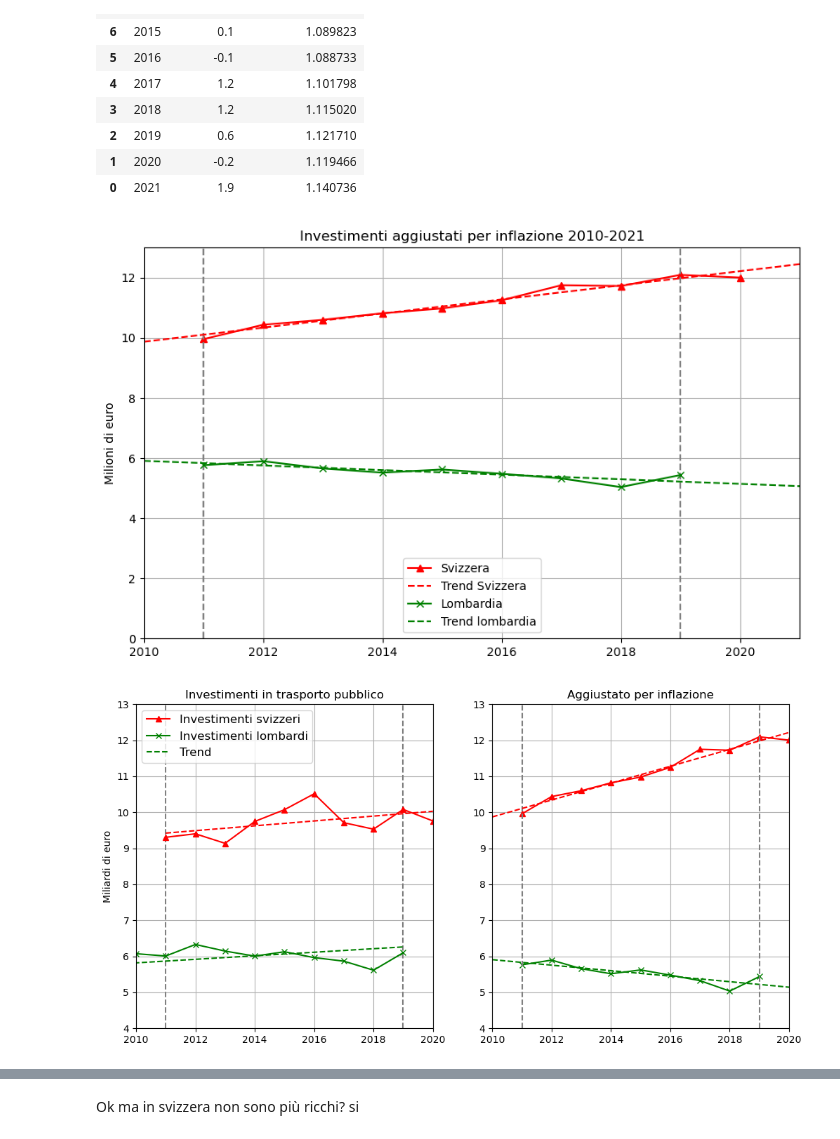
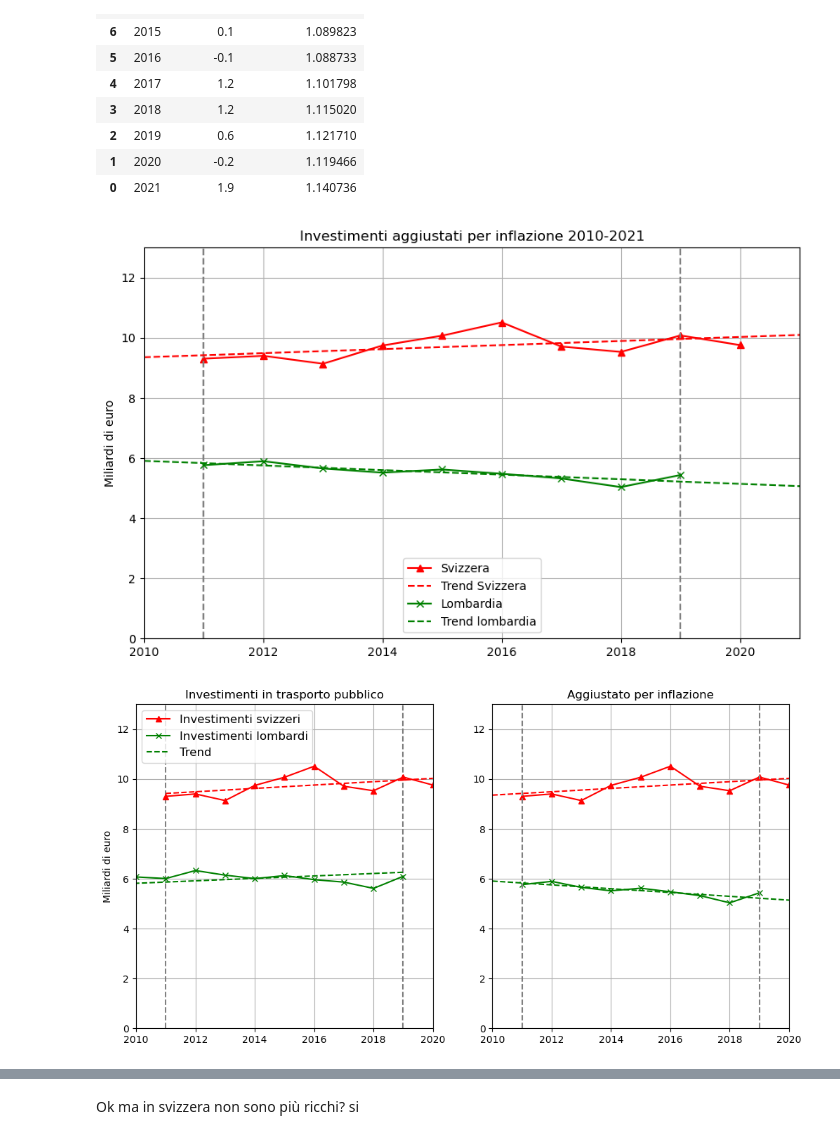
Before and after one commit to alemele01/vs24, a Jupyter notebook: investimentiSvizzeri.ipynb, the cells around one changed output, grey strips where cells are left out. Cells and saved outputs as stored; diff of their text form; code cells hidden in the pictures.

```diff
--- a/investimentiSvizzeri.ipynb
+++ b/investimentiSvizzeri.ipynb
@@ -346,3 +354,24 @@ Ora compariamo anche la lombardia
 invLombardia=investimentiItaliani[investimentiItaliani['Regione']=='Lombardia']
 x_lombardia = invLombardia.columns[2:].astype(int)
 y_lombardia_inflazione = invLombardia.iloc[0, 2:].astype(float)/1000000
+# %%
+plt.figure(figsize=(10,6))
+x = investimentiItalia.columns[2:].astype(int)
+y = investimentiItalia.iloc[0, 2:].astype(float)/1000000
+
+coefficients = np.polyfit(x, y, deg=1)
+linear_fit = np.poly1d(coefficients)
+x_fit_ita = np.linspace(x.min(), x.max(), 100)
+y_fit_ita = linear_fit(x_fit_ita)
+
+plt.plot(x, y,color='#1021EF',label='Italia',marker='s')
+plt.plot(x_fit_ita, y_fit_ita, '--', label='Trend Italia' ,color='#1021EF')
+plt.xticks(np.arange(x.min(), x.max()+1, step=2))
+plt.grid(True)
+plt.plot(x_lombardia, y_lombardia_inflazione, label='Lombardia', color='green',marker='x')
+plt.xlabel('Anno')
+plt.ylabel('Miliardi di euro')
+plt.title('Investimenti italiani sui mezzi di trasporto (2001-2019)')
+plt.legend(prop={'size': 12})
+plt.ylim(0,45)
+plt.show()
@@ -687,14 +772,12 @@ x_lombardia_infl = lombardiaInflazionata.columns[2:].astype(int)
 y_lombardia_infl = lombardiaInflazionata.iloc[0, 2:].astype(float)
 # %%
 plt.figure(figsize=(10,6))
-x_ch = invTrasportoSvizzera.columns[2:].astype(int)
-y_ch = invTrasportoSvizzera.iloc[0, 2:].astype(float)/1000
-plt.plot(x_ch, y_ch, label='Svizzera', color='#FF0000',marker='^')
+plt.plot(x_ch_euro, y_ch_euro, label='Svizzera', color='#FF0000',marker='^')
 plt.title('Investimenti in trasporto Lombardia vs Svizzera 2010-2021')
 plt.axvline(x=2011, color='gray', linestyle='--')
 plt.axvline(x=2019, color='gray', linestyle='--')
 
-coefficients = np.polyfit(x_ch, y_ch, deg=1)
+coefficients = np.polyfit(x_ch_euro, y_ch_euro, deg=1)
 linear_fit = np.poly1d(coefficients)
 x_fit_sv = np.linspace(2010, 2022, 100)
 y_fit_sv = linear_fit(x_fit_sv)
@@ -714,14 +797,14 @@ plt.grid(True)
 
 
 
-plt.ylabel('Milioni di euro')
+plt.ylabel('Miliardi di euro')
 plt.title('Investimenti aggiustati per inflazione 2010-2021')
 plt.legend()
 plt.xlim(2010,2021)
 plt.ylim(0,13)
 plt.show()
 # %% [output]
-[figure, old version]
+[figure, new version]
 # %%
 #TODO comparare a quello sopra, pre e post aggiornamento inflazione
 # %%
@@ -732,7 +815,7 @@ linear_fit = np.poly1d(coefficients)
 x_fix_ch = np.linspace(x_ch_euro.min(), x_ch_euro.max(), 100)
 y_fit_ch = linear_fit(x_fix_ch)
 
-axs[0].set_ylim(4.000,13.000)
+axs[0].set_ylim(0,13.000)
 axs[0].grid(True)
 axs[0].set_xlim(2010,2020)
 axs[0].set_ylabel('Miliardi di euro')
@@ -742,36 +825,35 @@ axs[0].set_title('Investimenti in trasporto pubblico')
 axs[0].plot(x_ch_euro,y_ch_euro, label='Investimenti svizzeri', color='#F00',marker='^')
 axs[0].plot(x_lombardia, y_lombardia_inflazione, label='Investimenti lombardi', color='green',marker='x')
 
 coefficients = np.polyfit(x_lombardia, y_lombardia_inflazione, deg=1)
 linear_fit = np.poly1d(coefficients)
 x_fit_lomb = np.linspace(x_lombardia.min(), x_lombardia.max(), 100)
 y_fit_lomb = linear_fit(x_fit_lomb)
 axs[0].plot(x_fit_lomb, y_fit_lomb, '--' ,color='green',label='Trend')
 axs[0].plot(x_fix_ch, y_fit_ch, '--' ,color='#F00')
 axs[0].legend(loc=2, prop={'size': 12})
 
 axs[1].plot(x_lombardia_infl, y_lombardia_infl/1000, label='Lombardia', color='green', marker='x')
 coefficients = np.polyfit(x_lombardia_infl, y_lombardia_infl, deg=1)
 linear_fit = np.poly1d(coefficients)
 x_fit_lomb = np.linspace(2010, 2022, 100)
 y_fit_lomb = linear_fit(x_fit_lomb)/1000
 axs[1].plot(x_fit_lomb, y_fit_lomb, '--', label='Trend lombardia' ,color='green')
 axs[1].grid(True)
-x_ch = invTrasportoSvizzera.columns[2:].astype(int)
-y_ch = invTrasportoSvizzera.iloc[0, 2:].astype(float)/1000
-axs[1].plot(x_ch, y_ch, label='Svizzera', color='#FF0000',marker='^')
+
+axs[1].plot(x_ch_euro, y_ch_euro, label='Svizzera', color='#FF0000',marker='^')
 axs[1].axvline(x=2011, color='gray', linestyle='--')
 axs[1].axvline(x=2019, color='gray', linestyle='--')
-coefficients = np.polyfit(x_ch, y_ch, deg=1)
+coefficients = np.polyfit(x_ch_euro, y_ch_euro, deg=1)
 linear_fit = np.poly1d(coefficients)
 x_fit_sv = np.linspace(2010, 2022, 100)
 y_fit_sv = linear_fit(x_fit_sv)
 axs[1].plot(x_fit_sv, y_fit_sv, '--', label='Trend Svizzera' ,color='#FF0000')
 axs[1].grid(True)
 axs[1].set_title('Aggiustato per inflazione')
 axs[1].set_xlim(2010,2020)
-axs[1].set_ylim(4.000,13.000)
+axs[1].set_ylim(0,13.000)
 
 plt.show()
 # %% [output]
-[figure, old version]
+[figure, new version]
```
Also changed, not shown: parts of 19 cells of this notebook, 1 other file.
